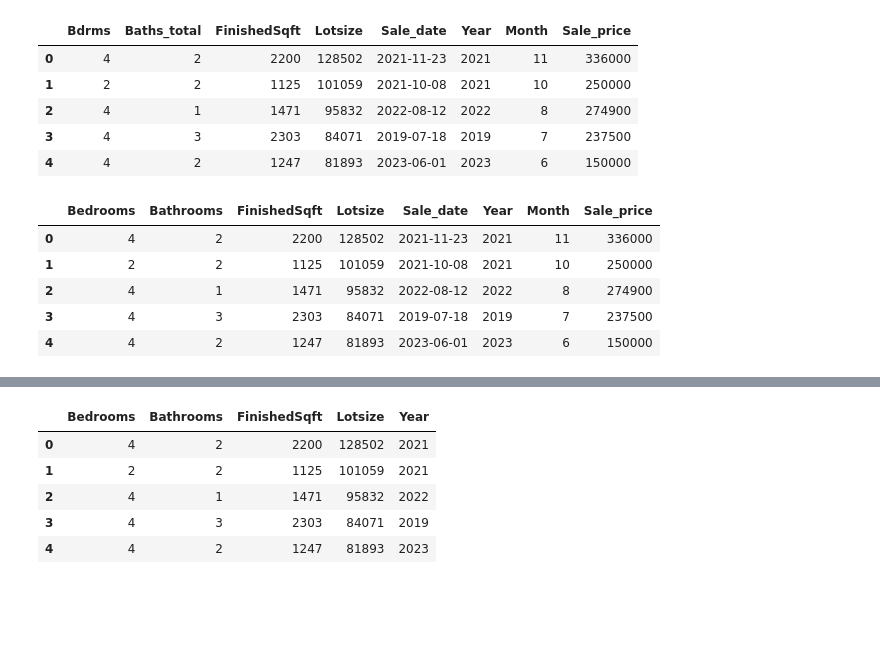
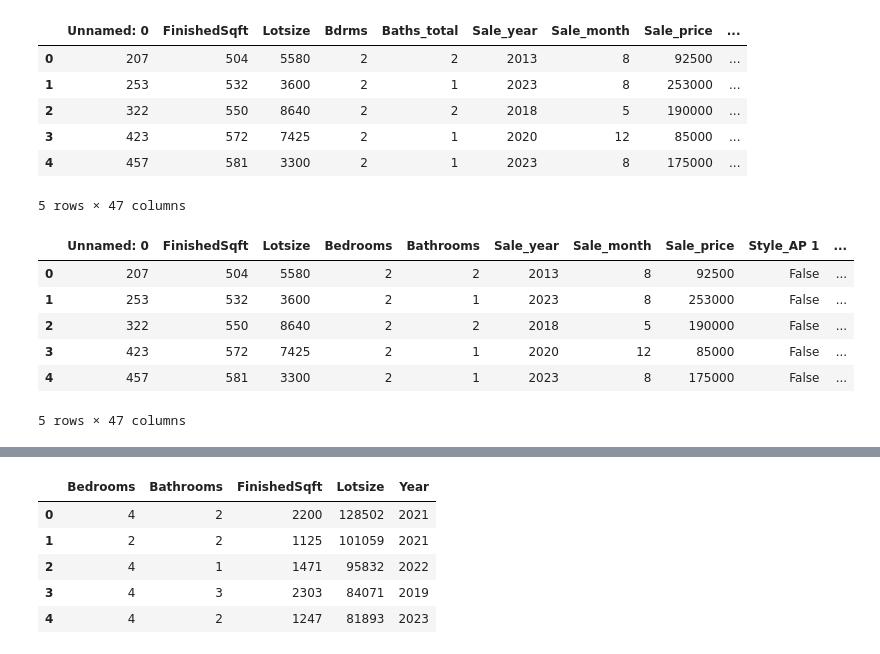
Before and after one commit to vivsarraf/Milwaukee-Property-Price-Predictor-Dashboard, a Jupyter notebook: PropertyPrice_Prediction_Model.ipynb, the cells around one changed output, grey strips where cells are left out. Cells and saved outputs as stored; diff of their text form; code cells hidden in the pictures; blank space fills up the shorter version.

```diff
--- a/PropertyPrice_Prediction_Model.ipynb
+++ b/PropertyPrice_Prediction_Model.ipynb
@@ -17,26 +17,28 @@ from sklearn.metrics import mean_squared_error,r2_score,mean_absolute_error
 # %%
 
 # Store filepath in a variable
-file_one = Path("Resources/cleaned_property_sales_data_no-outliers.csv")
+file_one = Path("Resources/cleaned-sales-data-with-dummies-and-no-outliers-June11.csv")
 sales_data_df =  pd.read_csv(file_one, encoding="ISO-8859-1")
 sales_data_df.head()
 # %% [output]
-|  | Bdrms | Baths_total | FinishedSqft | Lotsize | Sale_date | Year | Month | Sale_price |
-| 0 | 4 | 2 | 2200 | 128502 | 2021-11-23 | 2021 | 11 | 336000 |
-| 1 | 2 | 2 | 1125 | 101059 | 2021-10-08 | 2021 | 10 | 250000 |
-| 2 | 4 | 1 | 1471 | 95832 | 2022-08-12 | 2022 | 8 | 274900 |
-| 3 | 4 | 3 | 2303 | 84071 | 2019-07-18 | 2019 | 7 | 237500 |
-| 4 | 4 | 2 | 1247 | 81893 | 2023-06-01 | 2023 | 6 | 150000 |
+|  | Unnamed: 0 | FinishedSqft | Lotsize | Bdrms | Baths_total | Sale_year | Sale_month | Sale_price | ... |
+| 0 | 207 | 504 | 5580 | 2 | 2 | 2013 | 8 | 92500 | ... |
+| 1 | 253 | 532 | 3600 | 2 | 1 | 2023 | 8 | 253000 | ... |
+| 2 | 322 | 550 | 8640 | 2 | 2 | 2018 | 5 | 190000 | ... |
+| 3 | 423 | 572 | 7425 | 2 | 1 | 2020 | 12 | 85000 | ... |
+| 4 | 457 | 581 | 3300 | 2 | 1 | 2023 | 8 | 175000 | ... |
+5 rows × 47 columns
 # %%
 sales_data_df = sales_data_df.rename(columns={'Bdrms':'Bedrooms', 'Baths_total': 'Bathrooms'})
 sales_data_df.head()
 # %% [output]
-|  | Bedrooms | Bathrooms | FinishedSqft | Lotsize | Sale_date | Year | Month | Sale_price |
-| 0 | 4 | 2 | 2200 | 128502 | 2021-11-23 | 2021 | 11 | 336000 |
-| 1 | 2 | 2 | 1125 | 101059 | 2021-10-08 | 2021 | 10 | 250000 |
-| 2 | 4 | 1 | 1471 | 95832 | 2022-08-12 | 2022 | 8 | 274900 |
-| 3 | 4 | 3 | 2303 | 84071 | 2019-07-18 | 2019 | 7 | 237500 |
-| 4 | 4 | 2 | 1247 | 81893 | 2023-06-01 | 2023 | 6 | 150000 |
+|  | Unnamed: 0 | FinishedSqft | Lotsize | Bedrooms | Bathrooms | Sale_year | Sale_month | Sale_price | Style_AP 1 | ... |
+| 0 | 207 | 504 | 5580 | 2 | 2 | 2013 | 8 | 92500 | False | ... |
+| 1 | 253 | 532 | 3600 | 2 | 1 | 2023 | 8 | 253000 | False | ... |
+| 2 | 322 | 550 | 8640 | 2 | 2 | 2018 | 5 | 190000 | False | ... |
+| 3 | 423 | 572 | 7425 | 2 | 1 | 2020 | 12 | 85000 | False | ... |
+| 4 | 457 | 581 | 3300 | 2 | 1 | 2023 | 8 | 175000 | False | ... |
+5 rows × 47 columns
 # %%
 sales_data_df.isnull().sum()
 # %% [output]
```
Also changed, not shown: parts of 2 cells of this notebook, 6 other files.
